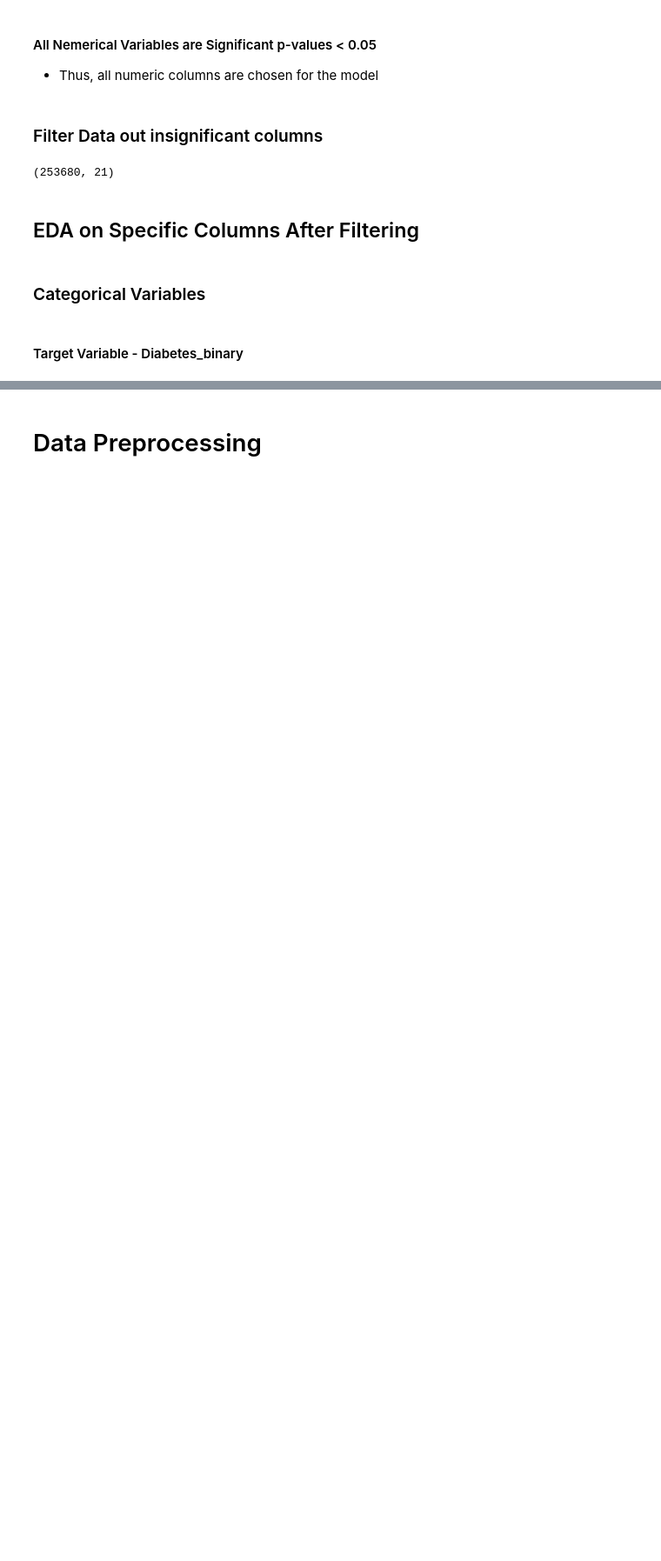
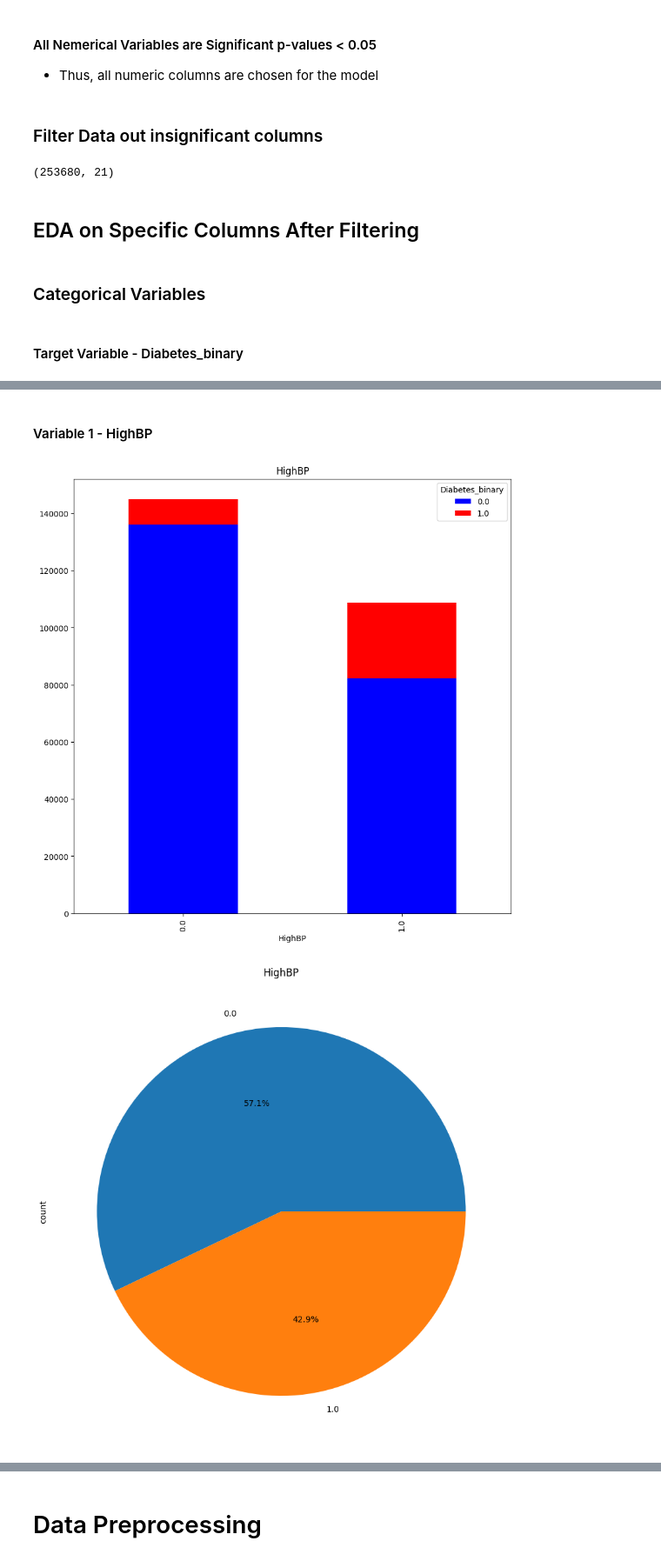
Before and after one commit to RileyLeo/Diabetes-Prediction-ML, a Jupyter notebook: notebook.ipynb, the cells around one changed output, grey strips where cells are left out. Shown at 87% size. Drawn from its saved outputs; the diff is of its cells as text; code cells hidden in the pictures; blank space fills up the shorter version.

```diff
--- a/notebook.ipynb
+++ b/notebook.ipynb
@@ -31,3 +31,12 @@ def separate_column_names_by_binary_and_nonbinary(df):
         else:
             nonbinary_column_names.append(column_name)
     return binary_column_names, nonbinary_column_names
+# %%
+def create_stacked_count_plot_for_categorical_variables(df, column_name, grouped_variable, title):
+    """
+    This function creates a stacked count plot for categorical variables.
+    """
+    color = ['blue', 'red']
+    df.groupby([column_name, grouped_variable]).size().unstack().plot(kind='bar', stacked=True, color=color, figsize=(10, 10))
+    plt.title(title)
+    plt.show()
@@ -340,0 +375,9 @@ diabetes_health_indicators_data_after_feature_selection.shape
+# %% [markdown]
+#### Variable 1 - HighBP
+# %%
+# plot a stacked count plot and a pi chart for HighBP
+create_stacked_count_plot_for_categorical_variables(diabetes_health_indicators_data_after_feature_selection, 'HighBP' , 'Diabetes_binary', 'HighBP')
+create_pi_chart_for_categorical_variables(diabetes_health_indicators_data_after_feature_selection, 'HighBP', 'HighBP')
+# %% [output]
+[figure, added]
+[figure, added]
```
Also changed, not shown: parts of 37 cells of this notebook.
